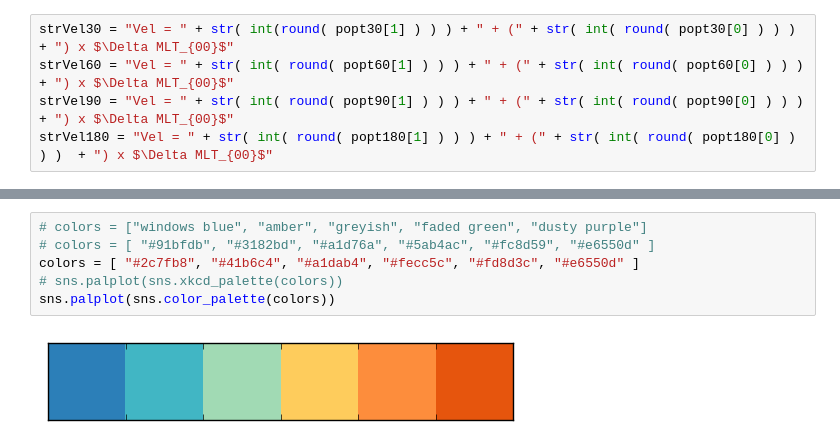
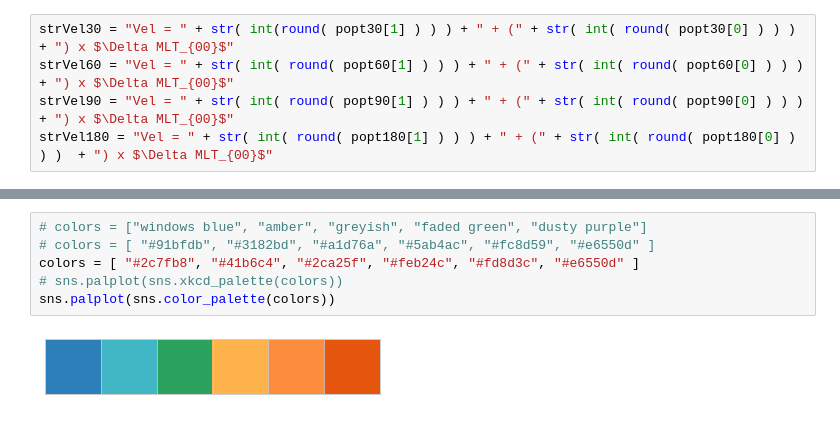
Before and after one commit to bharatreddy/indsvels, a Jupyter notebook: ipy/stats-gmag.ipynb, the cells around one changed output, grey strips where cells are left out. Cells and saved outputs as stored; diff of their text form.

```diff
--- a/ipy/stats-gmag.ipynb
+++ b/ipy/stats-gmag.ipynb
@@ -561,8 +590,8 @@ plt.savefig("../figs/asyhBinsVelVecs.pdf",bbox_inches='tight')
 # %%
 # colors = ["windows blue", "amber", "greyish", "faded green", "dusty purple"]
 # colors = [ "#91bfdb", "#3182bd", "#a1d76a", "#5ab4ac", "#fc8d59", "#e6550d" ]
-colors = [ "#2c7fb8", "#41b6c4", "#a1dab4", "#fecc5c", "#fd8d3c", "#e6550d" ]
+colors = [ "#2c7fb8", "#41b6c4", "#2ca25f", "#feb24c", "#fd8d3c", "#e6550d" ]
 # sns.palplot(sns.xkcd_palette(colors))
 sns.palplot(sns.color_palette(colors))
 # %% [output]
-[figure, old version]
+[figure, new version]
```
Also changed, not shown: parts of 8 cells of this notebook, 42 other files.
